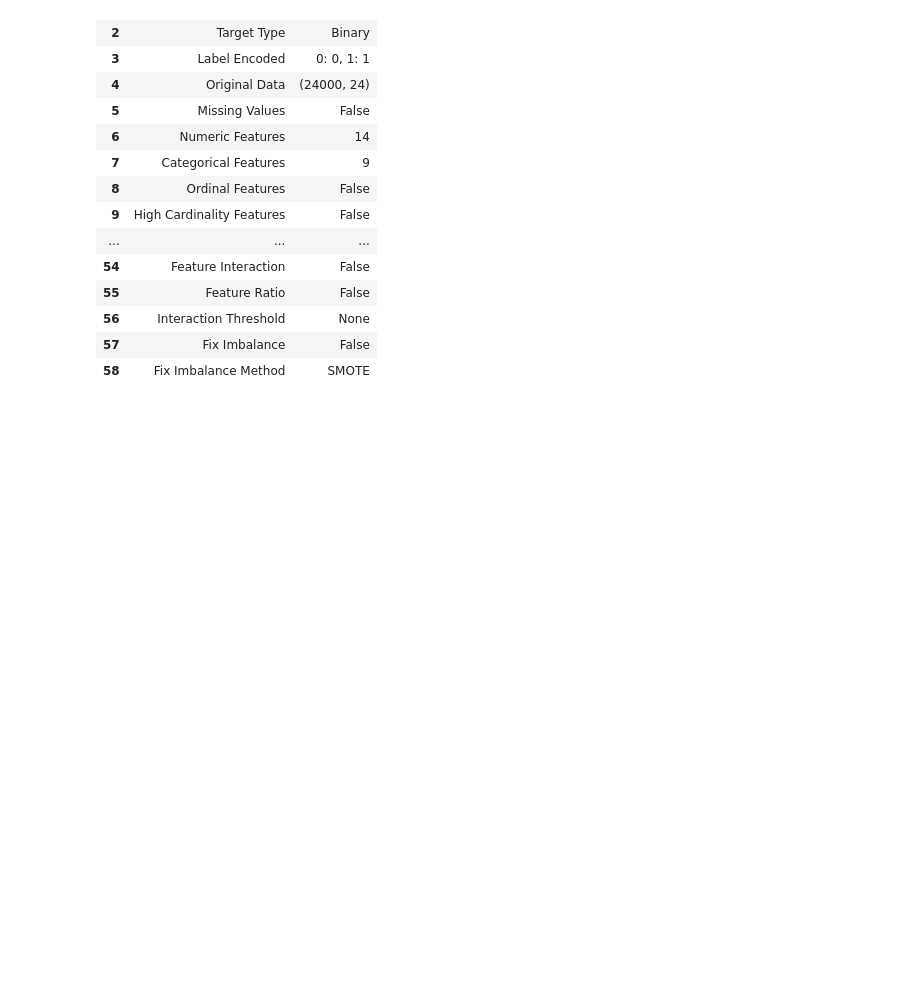
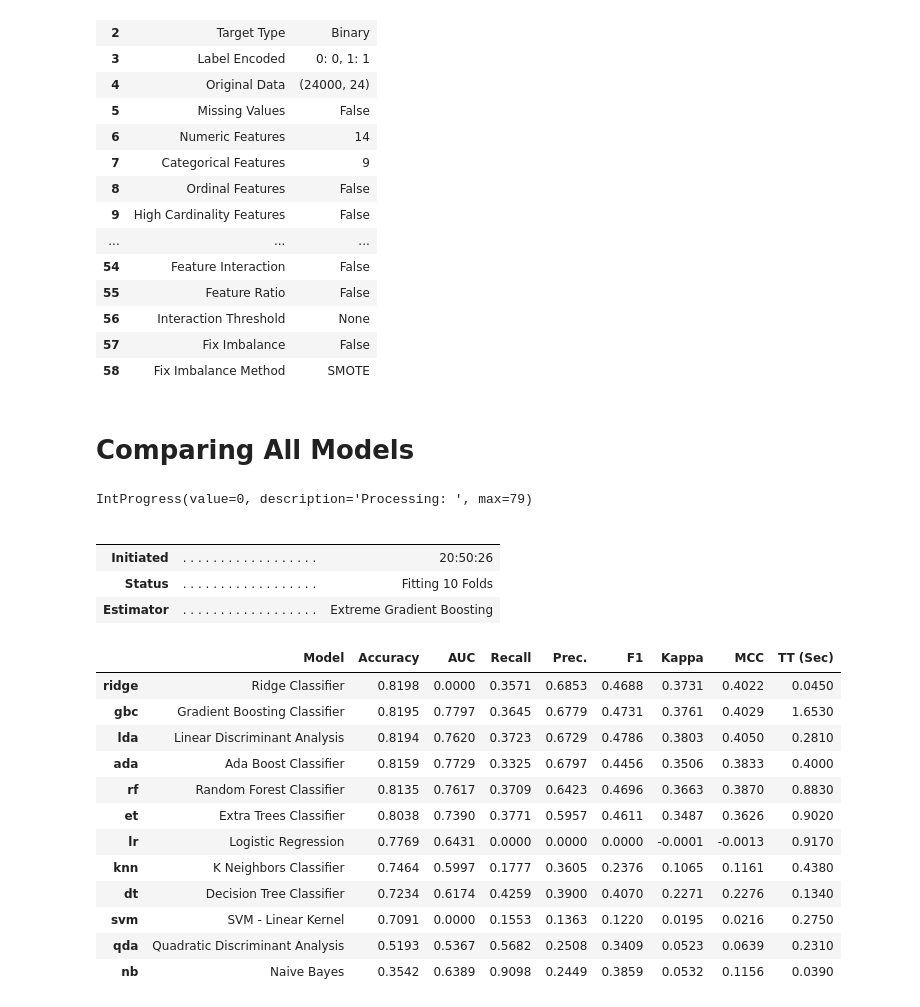
Before and after one commit to MaksonViini/Teste, a Jupyter notebook: Machine Learning Models/pycaret_classification.ipynb, the cells around one changed output. Saved outputs shown, nothing was run; the diff lists cells and outputs as text; code cells hidden in the pictures; blank space fills up the shorter version.

```diff
--- a/Machine Learning Models/pycaret_classification.ipynb
+++ b/Machine Learning Models/pycaret_classification.ipynb
@@ -76,3 +76,27 @@ clf = setup(data=data, target='default', session_id=42)
 | 56 | Interaction Threshold | None |
 | 57 | Fix Imbalance | False |
 | 58 | Fix Imbalance Method | SMOTE |
+# %% [markdown]
+# Comparing All Models
+# %%
+best_model = compare_models()
+# %% [output]
+IntProgress(value=0, description='Processing: ', max=79)
+|  |  |  |
+|  |  |  |
+| Initiated | . . . . . . . . . . . . . . . . . . | 20:50:26 |
+| Status | . . . . . . . . . . . . . . . . . . | Fitting 10 Folds |
+| Estimator | . . . . . . . . . . . . . . . . . . | Extreme Gradient Boosting |
+|  | Model | Accuracy | AUC | Recall | Prec. | F1 | Kappa | MCC | TT (Sec) |
+| ridge | Ridge Classifier | 0.8198 | 0.0000 | 0.3571 | 0.6853 | 0.4688 | 0.3731 | 0.4022 | 0.0450 |
+| gbc | Gradient Boosting Classifier | 0.8195 | 0.7797 | 0.3645 | 0.6779 | 0.4731 | 0.3761 | 0.4029 | 1.6530 |
+| lda | Linear Discriminant Analysis | 0.8194 | 0.7620 | 0.3723 | 0.6729 | 0.4786 | 0.3803 | 0.4050 | 0.2810 |
+| ada | Ada Boost Classifier | 0.8159 | 0.7729 | 0.3325 | 0.6797 | 0.4456 | 0.3506 | 0.3833 | 0.4000 |
+| rf | Random Forest Classifier | 0.8135 | 0.7617 | 0.3709 | 0.6423 | 0.4696 | 0.3663 | 0.3870 | 0.8830 |
+| et | Extra Trees Classifier | 0.8038 | 0.7390 | 0.3771 | 0.5957 | 0.4611 | 0.3487 | 0.3626 | 0.9020 |
+| lr | Logistic Regression | 0.7769 | 0.6431 | 0.0000 | 0.0000 | 0.0000 | -0.0001 | -0.0013 | 0.9170 |
+| knn | K Neighbors Classifier | 0.7464 | 0.5997 | 0.1777 | 0.3605 | 0.2376 | 0.1065 | 0.1161 | 0.4380 |
+| dt | Decision Tree Classifier | 0.7234 | 0.6174 | 0.4259 | 0.3900 | 0.4070 | 0.2271 | 0.2276 | 0.1340 |
+| svm | SVM - Linear Kernel | 0.7091 | 0.0000 | 0.1553 | 0.1363 | 0.1220 | 0.0195 | 0.0216 | 0.2750 |
+| qda | Quadratic Discriminant Analysis | 0.5193 | 0.5367 | 0.5682 | 0.2508 | 0.3409 | 0.0523 | 0.0639 | 0.2310 |
+| nb | Naive Bayes | 0.3542 | 0.6389 | 0.9098 | 0.2449 | 0.3859 | 0.0532 | 0.1156 | 0.0390 |
```
Also changed, not shown: parts of 2 cells of this notebook, 1 other file.
